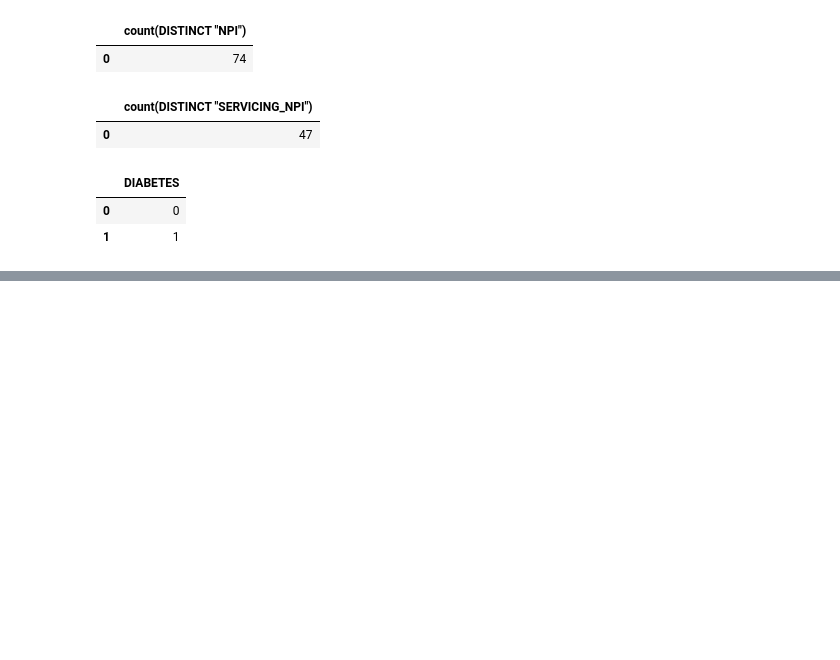
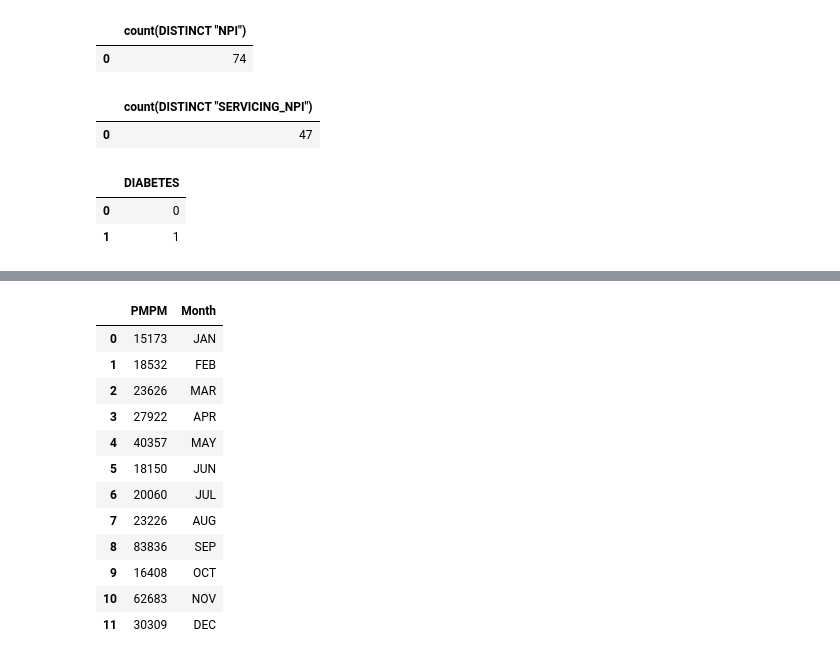
Before and after one commit to ygrepo/mt_sinai_take_home, a Jupyter notebook: Data_Sampling/analysis.ipynb, the cells around one changed output, grey strips where cells are left out. Saved outputs shown, nothing was run; the diff lists cells and outputs as text; code cells hidden in the pictures; blank space fills up the shorter version.

```diff
--- a/Data_Sampling/analysis.ipynb
+++ b/Data_Sampling/analysis.ipynb
@@ -348,0 +336,51 @@ df.to_csv("Z_CS_MBR_ELIG_pandas.csv", index=False)
+# %%
+%%sql select total/patient_count PMPM, case nmonth
+             when 1 then 'JAN'
+             when 2 then 'FEB'
+             when 3 then 'MAR'
+             when 4 then 'APR'
+             when 5 then 'MAY'
+             when 6 then 'JUN'
+             when 7 then 'JUL'
+             when 8 then 'AUG'
+             when 9 then 'SEP'
+             when 10 then 'OCT'
+             when 11 then 'NOV'
+             when 12 then 'DEC'
+             else 'UNK'
+             end as Month
+     from( select count(distinct claim.member_id) patient_count , sum(tcc_paid) total,
+        case str_split(DATE_OF_SERVICE, '-')[2]
+             when 'JAN' then 1
+             when 'FEB' then 2
+             when 'MAR' then 3
+             when 'APR' then 4
+             when 'MAY' then 5
+             when 'JUN' then 6
+             when 'JUL' then 7
+             when 'AUG' then 8
+             when 'SEP' then 9
+             when 'OCT' then 10
+             when 'NOV' then 11
+             when 'DEC' then 12
+             else -1
+             end as nmonth
+        from CLAIM_HDR claim
+        join CS_MBR_ELIG elig on claim.MEMBER_ID = elig.MEMBER_ID
+        where elig.DIABETES == 1
+        group by nmonth)
+     order by nmonth asc
+# %% [output]
+|  | PMPM | Month |
+| 0 | 15173 | JAN |
+| 1 | 18532 | FEB |
+| 2 | 23626 | MAR |
+| 3 | 27922 | APR |
+| 4 | 40357 | MAY |
+| 5 | 18150 | JUN |
+| 6 | 20060 | JUL |
+| 7 | 23226 | AUG |
+| 8 | 83836 | SEP |
+| 9 | 16408 | OCT |
+| 10 | 62683 | NOV |
+| 11 | 30309 | DEC |
```
Also changed, not shown: parts of 18 cells of this notebook.
